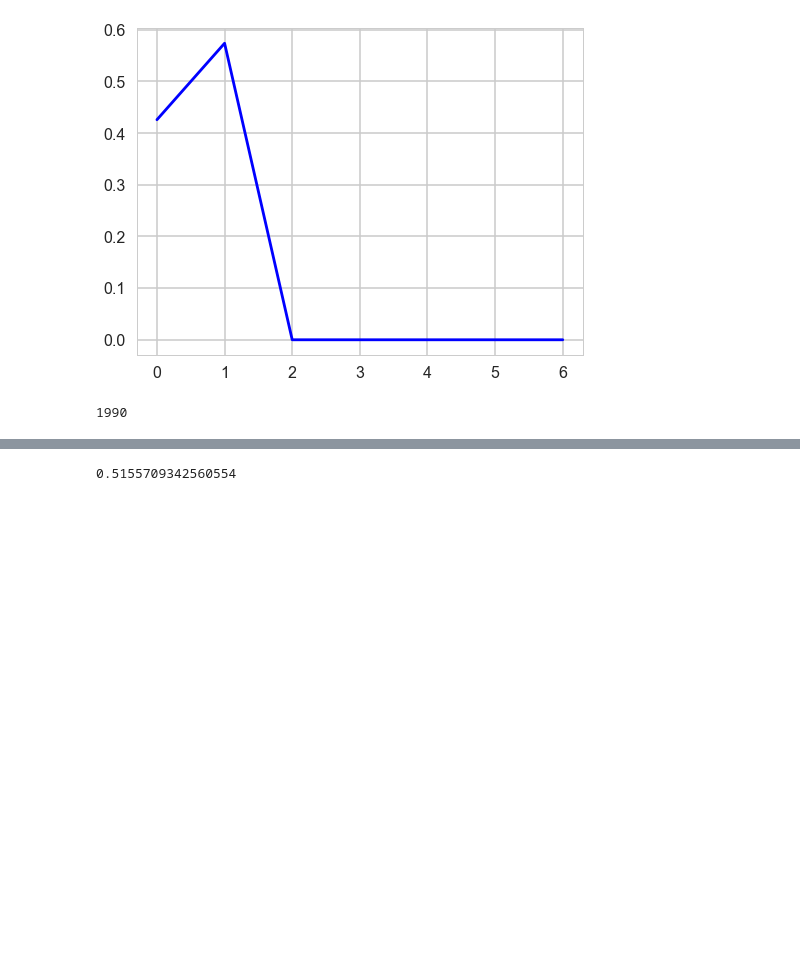
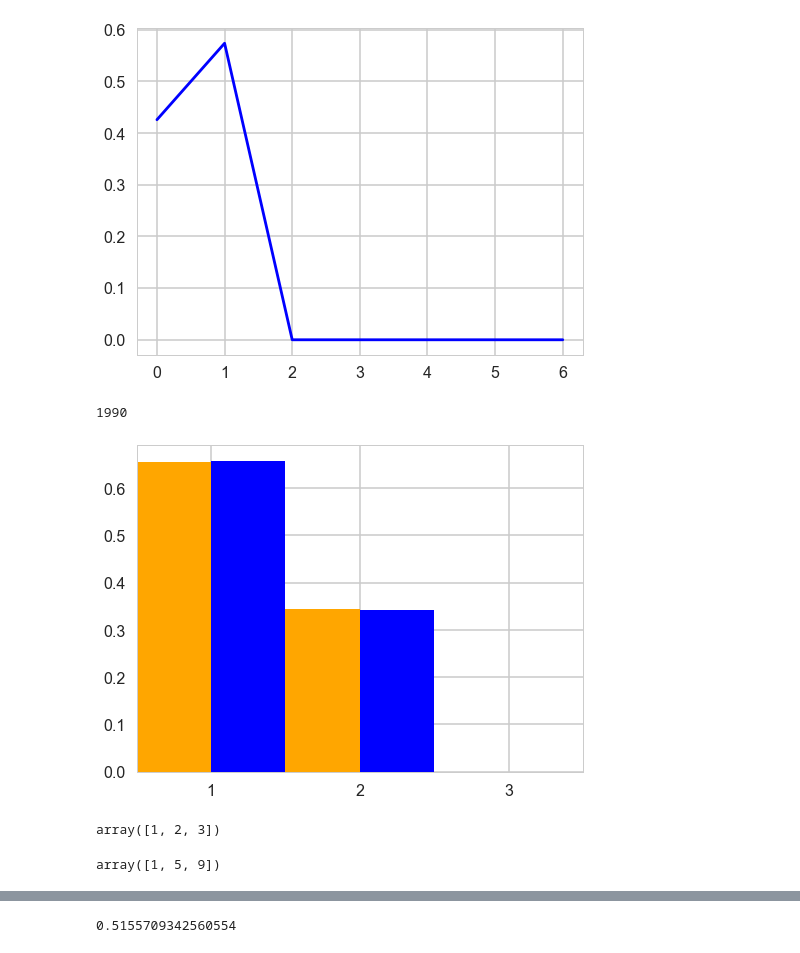
Before and after one commit to dag-lab/daghestanian_multilang, a Jupyter notebook: sasha_dagh_learning.ipynb, the cells around one changed output, grey strips where cells are left out. Drawn from its saved outputs; the diff is of its cells as text; code cells hidden in the pictures; blank space fills up the shorter version.

```diff
--- a/sasha_dagh_learning.ipynb
+++ b/sasha_dagh_learning.ipynb
@@ -123,3 +155,33 @@ plt.savefig('pers_nogender_rus.png')
 1992 - 1992 % 10
 # %% [output]
 1990
+# %%
+# plt.bar(np.arange(1,len(letternorm)),letternorm[1:], width=0.5, color="#FFA600", label="female")
+# plt.bar(np.arange(1,len(bibletternorm))+0.5,bibletternorm[1:], width=0.5, color="b", label="male")
+# plt.set_xticks(np.arange(len(bibletternorm)) + 0.5)
+# по всему датафрейму
+import numpy as np
+pm, pf = df_to_plottable(df)
+plt.bar(pm[0], pm[1], width=0.5, color="#FFA600", label="female")
+plt.bar(np.arange(len(pf[0]))+0.5, pf[1], width=0.5, color="b", label="male")
+zero = max(pm[1].index(0), pf[1].index(0))
+plt.xlim(-0.25, zero+0.75)
+plt.xticks(0.25 * makearray(zero), np.arange(1, zero + 2))
+# plt.set_xticklabels()
+plt.savefig('male_dargwa.png')
+# %% [output]
+[figure, added]
+# %%
+np.arange(1, zero + 2)
+# %% [output]
+array([1, 2, 3])
+# %%
+def makearray(zero):
+    result = [1]
+    while len(result) < zero + 1:
+        result.append(result[-1] + 4)
+    return np.array(result)
+
+makearray(zero)
+# %% [output]
+array([1, 5, 9])
```
Also changed, not shown: parts of 10 cells of this notebook.
